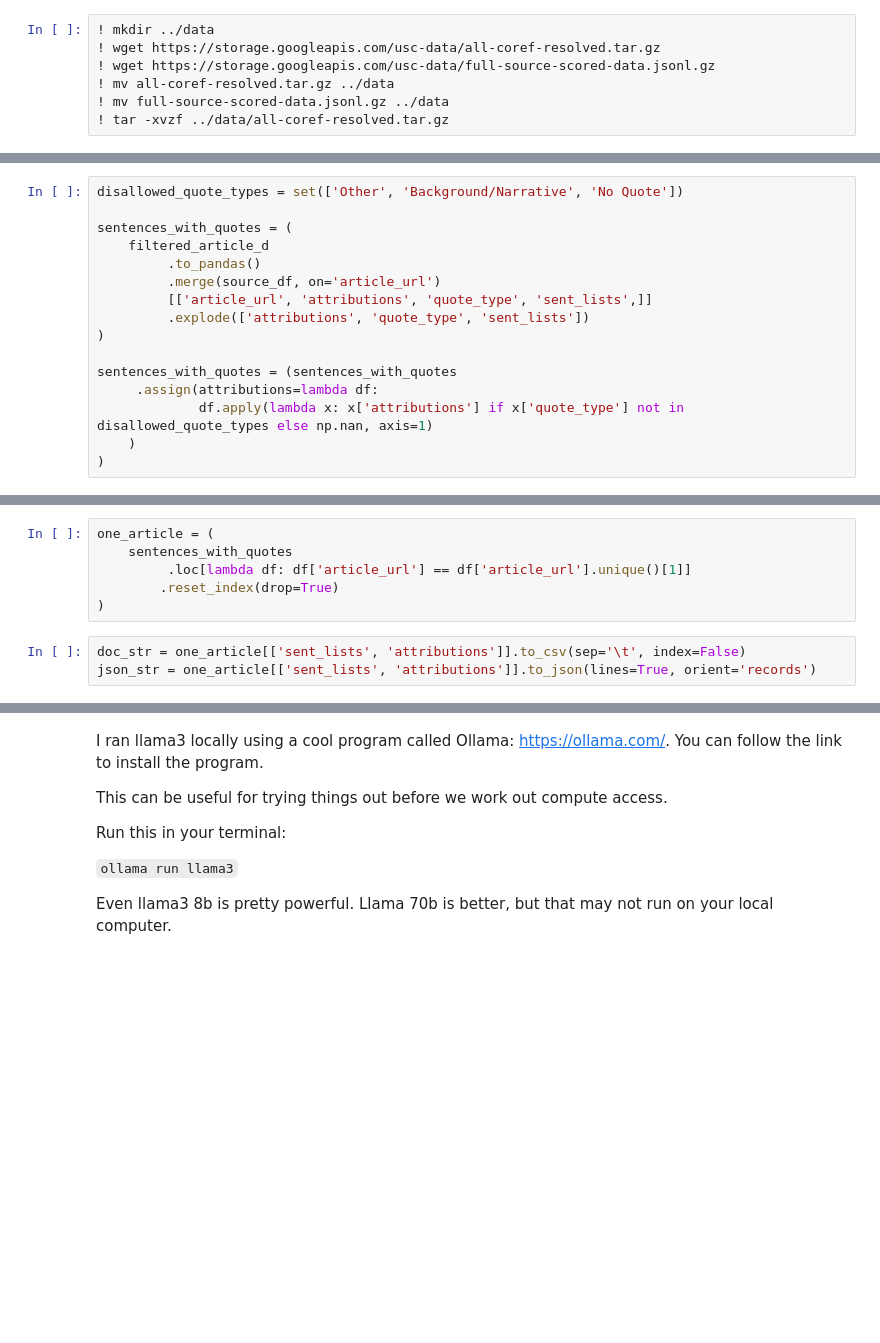
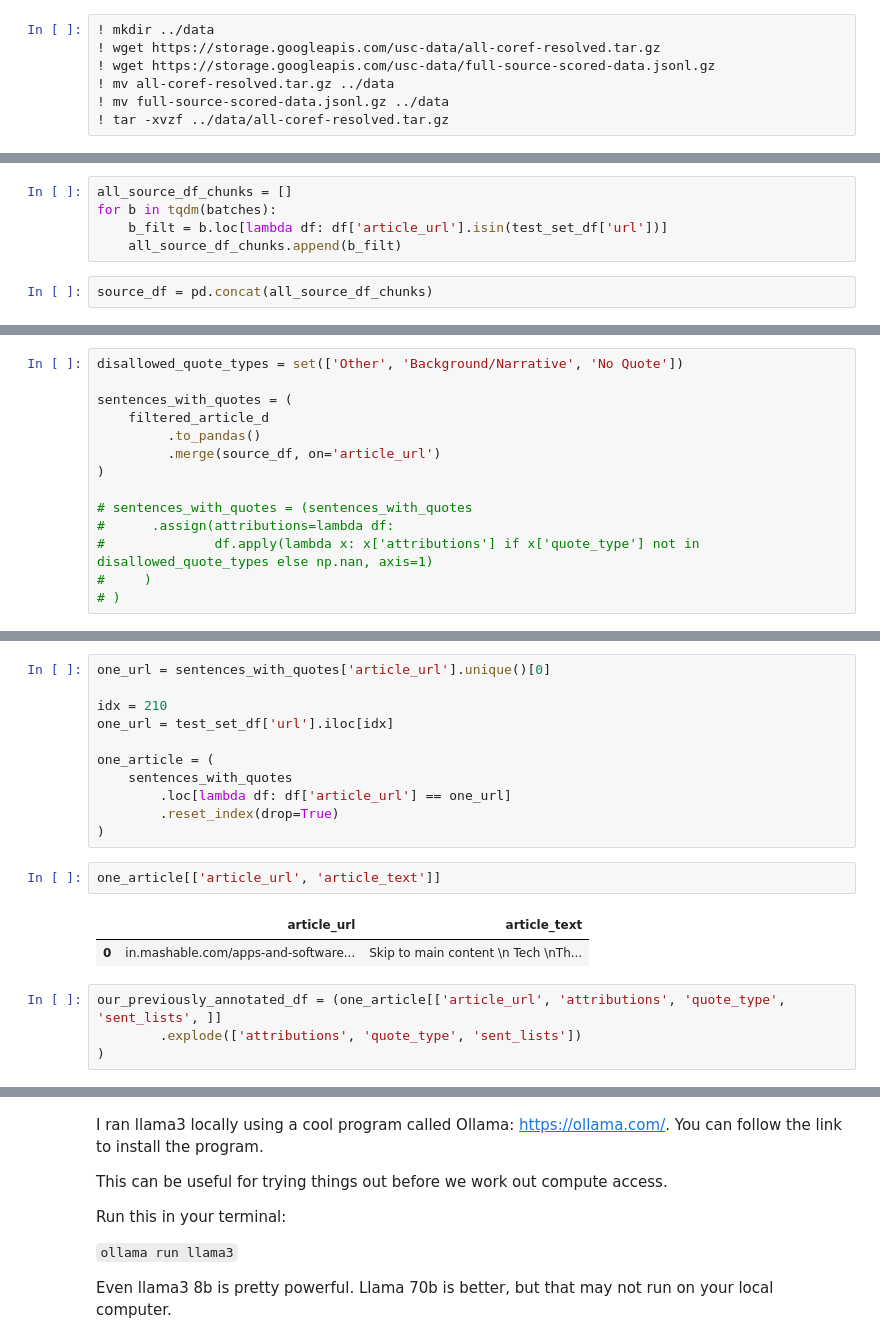
Before and after one commit to Yiqinh/conditional-information-retrieval, a Jupyter notebook: notebooks/2024-05-28__demo.ipynb, the cells around one changed output, grey strips where cells are left out. Cells and saved outputs as stored; diff of their text form; blank space fills up the shorter version.

```diff
--- a/notebooks/2024-05-28__demo.ipynb
+++ b/notebooks/2024-05-28__demo.ipynb
@@ -21,0 +55,7 @@ filtered_article_d = article_d.filter(lambda x: x['article_url'] in set(source_d
+# %%
+all_source_df_chunks = []
+for b in tqdm(batches):
+    b_filt = b.loc[lambda df: df['article_url'].isin(test_set_df['url'])]
+    all_source_df_chunks.append(b_filt)
+# %%
+source_df = pd.concat(all_source_df_chunks)
@@ -64,12 +92,10 @@ sentences_with_quotes = (
     filtered_article_d
          .to_pandas()
          .merge(source_df, on='article_url')
-         [['article_url', 'attributions', 'quote_type', 'sent_lists',]]
-         .explode(['attributions', 'quote_type', 'sent_lists'])
 )
 
-sentences_with_quotes = (sentences_with_quotes
-     .assign(attributions=lambda df:
-             df.apply(lambda x: x['attributions'] if x['quote_type'] not in disallowed_quote_types else np.nan, axis=1)
-    )
-)
+# sentences_with_quotes = (sentences_with_quotes
+#      .assign(attributions=lambda df:
+#              df.apply(lambda x: x['attributions'] if x['quote_type'] not in disallowed_quote_types else np.nan, axis=1)
+#     )
+# )
@@ -76,9 +111,20 @@ sentences_with_quotes = (sentences_with_quotes
 # %%
+one_url = sentences_with_quotes['article_url'].unique()[0]
+
+idx = 210
+one_url = test_set_df['url'].iloc[idx]
+
 one_article = (
     sentences_with_quotes
-         .loc[lambda df: df['article_url'] == df['article_url'].unique()[1]]
+        .loc[lambda df: df['article_url'] == one_url]
         .reset_index(drop=True)
 )
-# %%
-doc_str = one_article[['sent_lists', 'attributions']].to_csv(sep='\t', index=False)
-json_str = one_article[['sent_lists', 'attributions']].to_json(lines=True, orient='records')
+# %%
+one_article[['article_url', 'article_text']]
+# %% [output]
+|  | article_url | article_text |
+| 0 | in.mashable.com/apps-and-software... | Skip to main content \n Tech \nTh... |
+# %%
+our_previously_annotated_df = (one_article[['article_url', 'attributions', 'quote_type', 'sent_lists', ]]
+        .explode(['attributions', 'quote_type', 'sent_lists'])
+)
```
Also changed, not shown: parts of 35 cells of this notebook, 5 other files.
